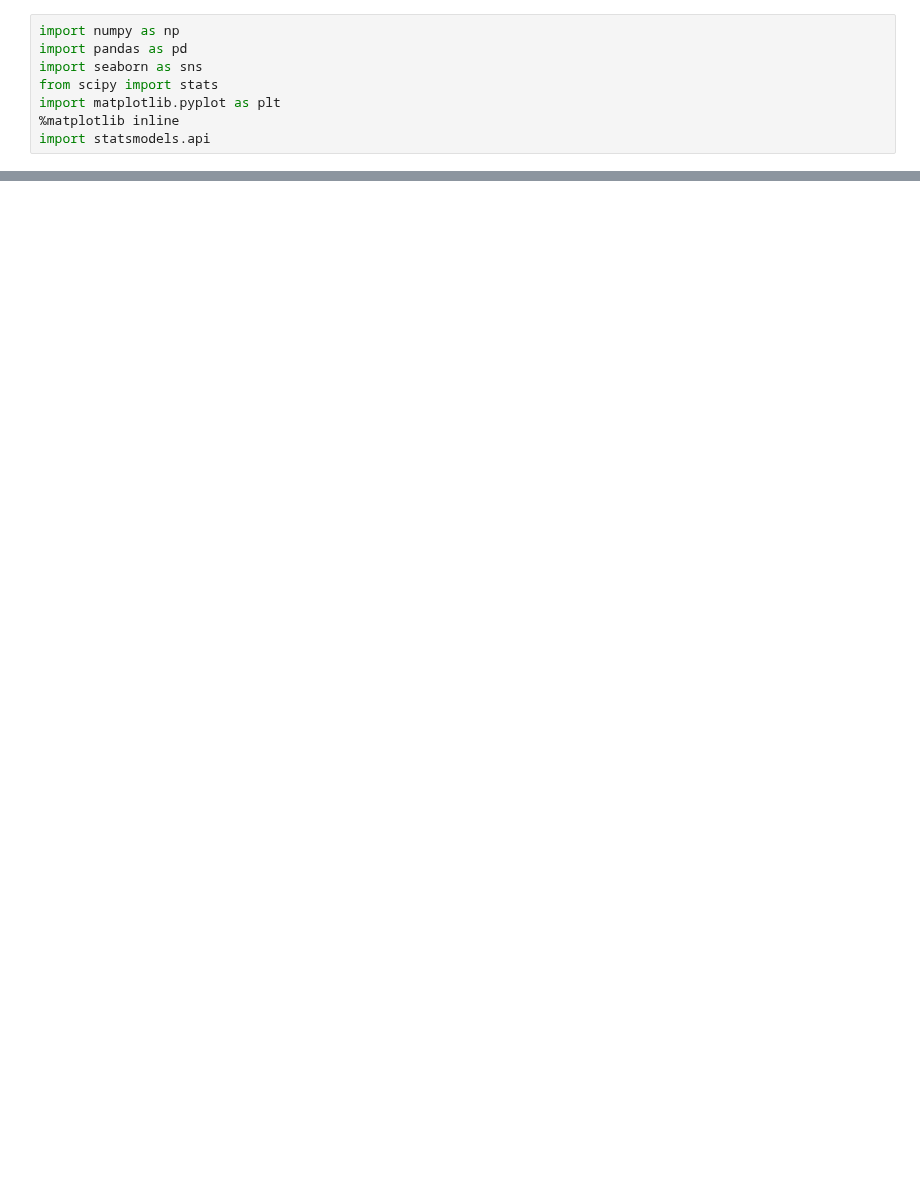
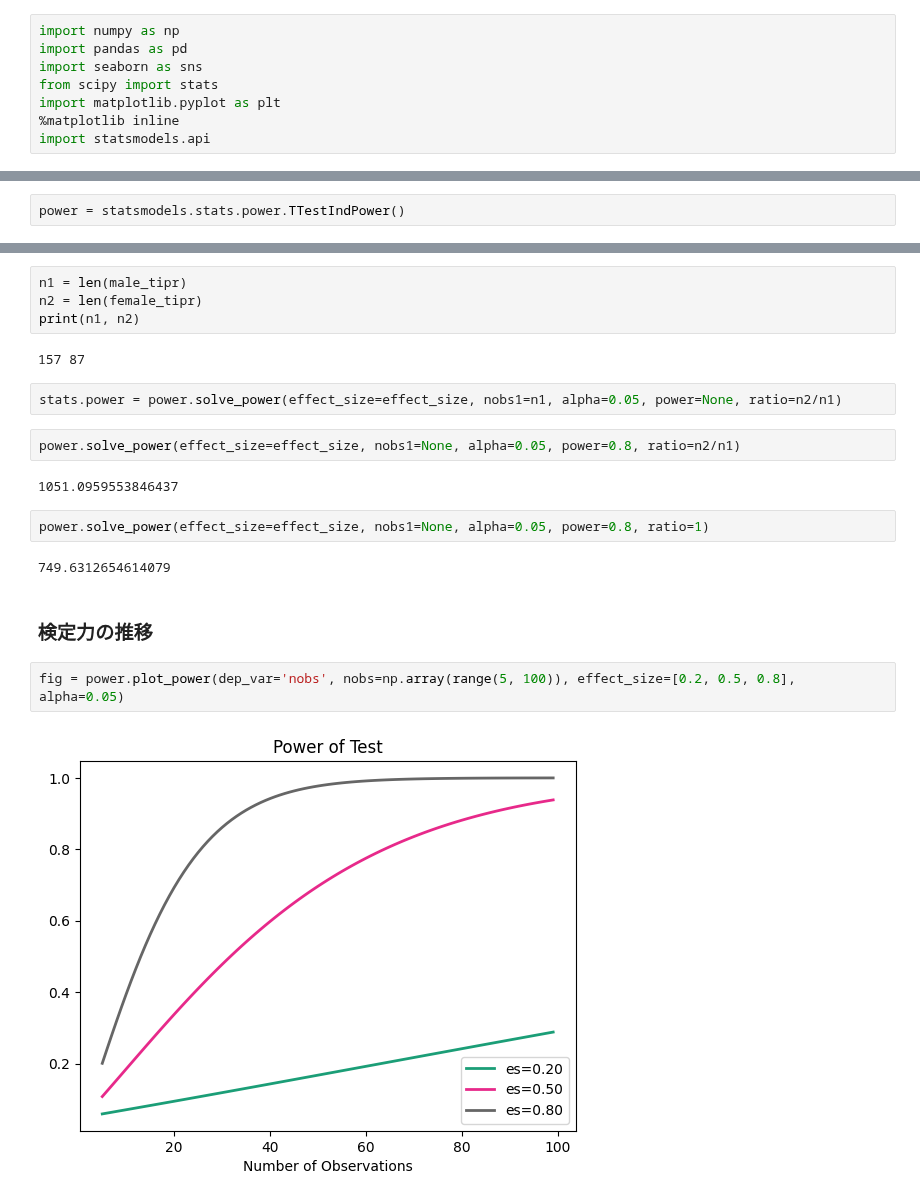
Before and after one commit to rrr0220/Python-Statistics, a Jupyter notebook: 230704_検定力分析.ipynb, the cells around one changed output, grey strips where cells are left out. Drawn from its saved outputs; the diff is of its cells as text; blank space fills up the shorter version.

```diff
--- a/230704_検定力分析.ipynb
+++ b/230704_検定力分析.ipynb
@@ -12,0 +46,2 @@ import statsmodels.api
+# %%
+power = statsmodels.stats.power.TTestIndPower()
@@ -12,0 +60,22 @@ import statsmodels.api
+# %%
+n1 = len(male_tipr)
+n2 = len(female_tipr)
+print(n1, n2)
+# %% [output]
+157 87
+# %%
+stats.power = power.solve_power(effect_size=effect_size, nobs1=n1, alpha=0.05, power=None, ratio=n2/n1)
+# %%
+power.solve_power(effect_size=effect_size, nobs1=None, alpha=0.05, power=0.8, ratio=n2/n1)
+# %% [output]
+1051.0959553846437
+# %%
+power.solve_power(effect_size=effect_size, nobs1=None, alpha=0.05, power=0.8, ratio=1)
+# %% [output]
+749.6312654614079
+# %% [markdown]
+### 検定力の推移
+# %%
+fig = power.plot_power(dep_var='nobs', nobs=np.array(range(5, 100)), effect_size=[0.2, 0.5, 0.8], alpha=0.05)
+# %% [output]
+[figure, added]
```
Also changed, not shown: parts of 11 cells of this notebook.
